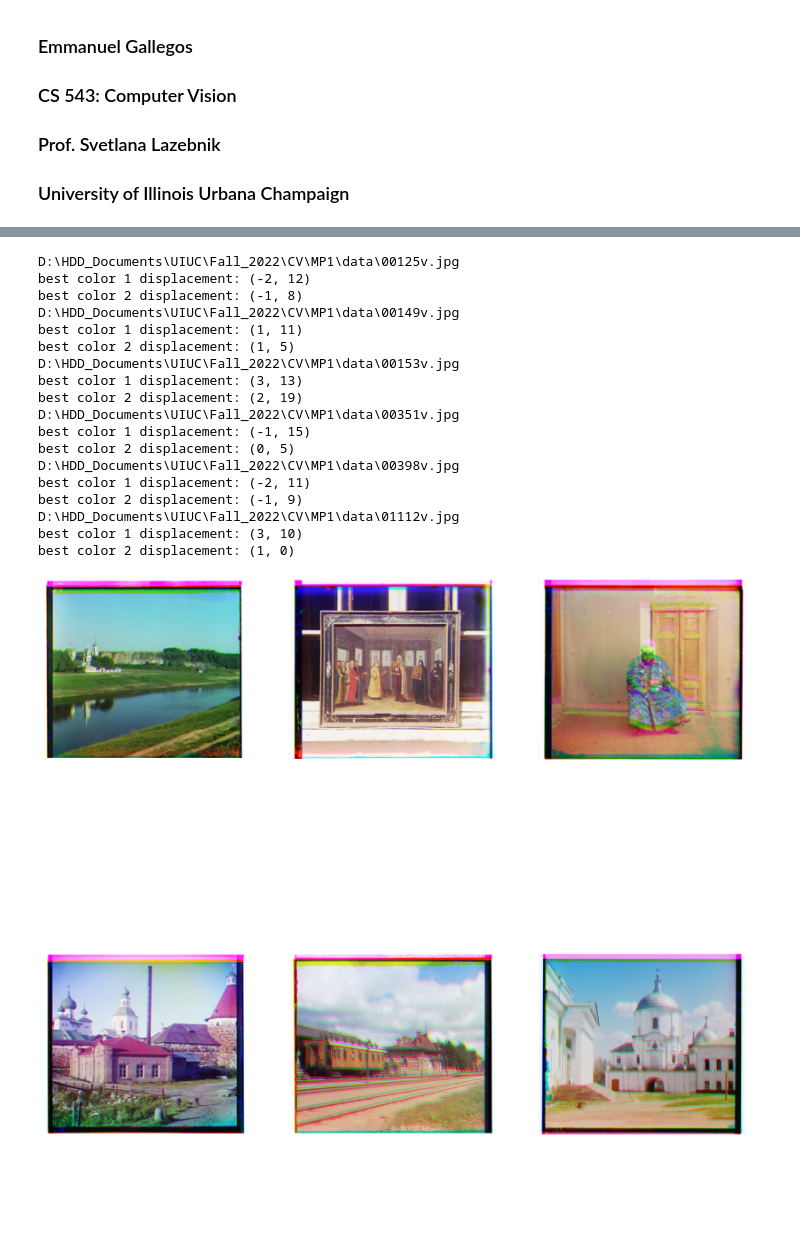
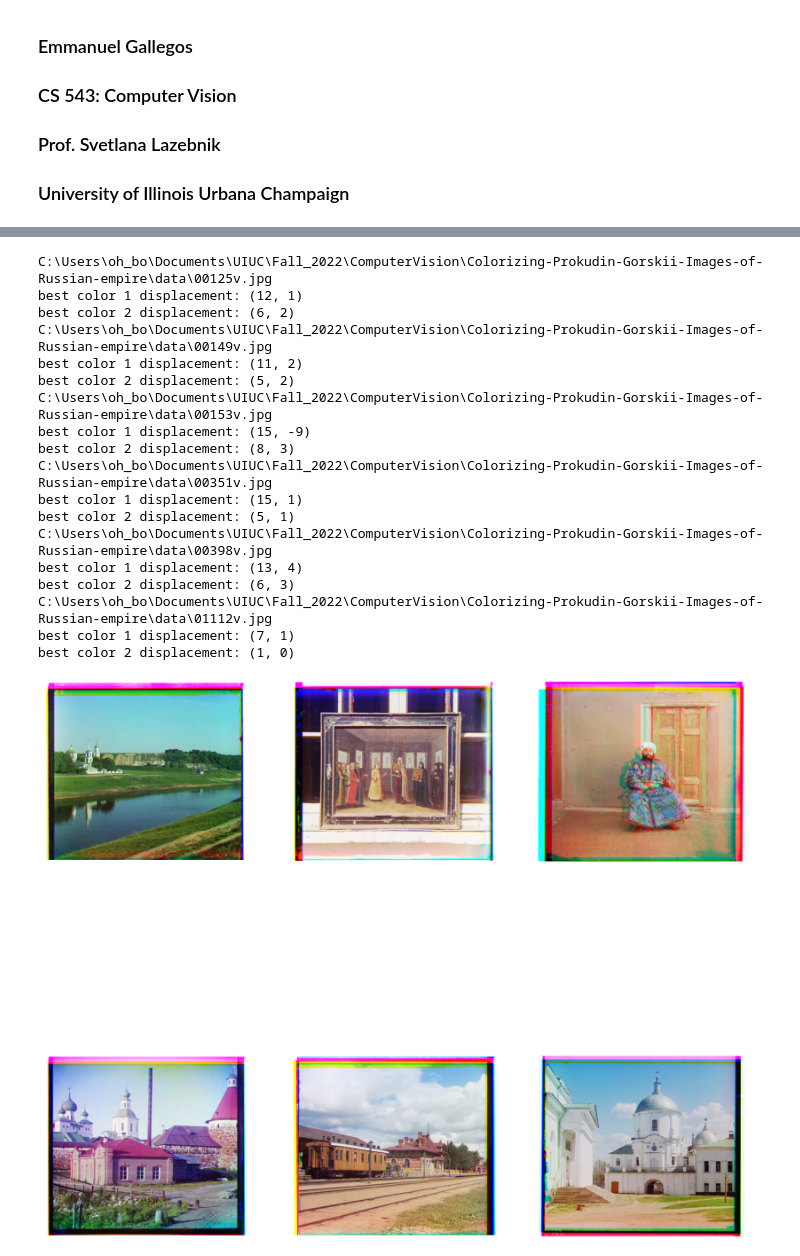
Before and after one commit to One2Remember/Colorizing-Prokudin-Gorskii-Images-of-Russian-empire, a Jupyter notebook: MP1.ipynb, the cells around one changed output, grey strips where cells are left out. Drawn from its saved outputs; the diff is of its cells as text; code cells hidden in the pictures; blank space fills up the shorter version.

Commit message:
part 1 solved, alignment is good

```diff
--- a/MP1.ipynb
+++ b/MP1.ipynb
@@ -26,7 +26,8 @@ COLOR_1 = RED
 COLOR_2 = GREEN
 COLOR_DEF = BLUE
 
-WINDOW_SIZE = 30
+WINDOW_SIZE = 15
+CROP_AMOUNT = 100
 # %%
 # set image paths
 basic_img_dir = os.path.join(os.getcwd(), "data")
@@ -60,7 +61,5 @@ def roll_image(image, direction, n_pixels):
 # %%
-def align_image(bgr_image):
-    # pad the images with 15 rows/cols of 255
-    #padded_channels = bgr_image #np.pad(bgr_channels,((0,0),(15,15),(15,15)), mode='constant', constant_values=255)
+def normalize_image(bgr_image):
     # save shape of channel
     original_shape = bgr_image.shape
     # unroll the channels to 1d arrays
@@ -73,15 +72,15 @@ def align_image(bgr_image):
     norms = np.linalg.norm(mean_0_channels, axis=1).reshape(-1,1)
     # normalize channels
     norm_channels = mean_0_channels / norms
+    # reshape normalized arrays to original shape
+    return norm_channels.reshape(original_shape)
 
+
+def get_alignment_indices(norm_channels):
     # fit alignment of color1 and color2 channels to default color channel through exhaustive search
     best_col_1_val, best_col_2_val = 0, 0
     best_col_1_disp = (0,0)
     best_col_2_disp = (0,0)
-
-    # reshape normalized arrays to original shape
-    norm_channels = norm_channels.reshape(original_shape)
-
     # roll color1 and color2 images up and to the left by 15 pixels
     norm_channels[COLOR_1] = roll_image(norm_channels[COLOR_1], UP, WINDOW_SIZE)
     norm_channels[COLOR_2] = roll_image(norm_channels[COLOR_2], UP, WINDOW_SIZE)
@@ -92,14 +91,16 @@ def align_image(bgr_image):
     for col in range(-WINDOW_SIZE, WINDOW_SIZE+1):
         # iterate over rows
         for row in range(-WINDOW_SIZE, WINDOW_SIZE+1):
+            # crop image (to avoid comparing wonky rolled borders)
+            cropped_channels = norm_channels[:,CROP_AMOUNT:-CROP_AMOUNT,CROP_AMOUNT:-CROP_AMOUNT]
             # unroll
-            norm_channels = norm_channels.reshape(3,-1)
+            unrolled_channels = cropped_channels.reshape(3,-1)
             # check color1's fit to color default
-            color_1_fit = np.dot(norm_channels[COLOR_1], norm_channels[COLOR_DEF])
+            color_1_fit = np.correlate(unrolled_channels[COLOR_1], unrolled_channels[COLOR_DEF]) #np.dot(norm_channels[COLOR_1], norm_channels[COLOR_DEF])
             # check color2's fit to color default
-            color_2_fit = np.dot(norm_channels[COLOR_2], norm_channels[COLOR_DEF])
+            color_2_fit = np.correlate(unrolled_channels[COLOR_2], unrolled_channels[COLOR_DEF]) #np.dot(norm_channels[COLOR_2], norm_channels[COLOR_DEF])
             # reroll
-            norm_channels = norm_channels.reshape(original_shape)
+            #norm_channels = norm_channels.reshape(original_shape)
             # update best displacements if needed
             if(color_1_fit > best_col_1_val):
                 best_col_1_val = color_1_fit
@@ -121,14 +122,17 @@ def align_image(bgr_image):
     print("best color 1 displacement: " + str(best_col_1_disp))
     print("best color 2 displacement: " + str(best_col_2_disp))
 
+    return (best_col_1_disp, best_col_2_disp)
+
+def align_image(bgr_image, best_col_1_disp, best_col_2_disp):
     # roll original color 1 and color 2 images to optimal displacements
-    padded_channels[COLOR_1] = roll_image(padded_channels[COLOR_1], DOWN, best_col_1_disp[0])
-    padded_channels[COLOR_1] = roll_image(padded_channels[COLOR_1], RIGHT, best_col_1_disp[1])
-    padded_channels[COLOR_2] = roll_image(padded_channels[COLOR_2], DOWN, best_col_2_disp[0])
-    padded_channels[COLOR_2] = roll_image(padded_channels[COLOR_2], RIGHT, best_col_2_disp[1])
+    bgr_image[COLOR_1] = roll_image(bgr_image[COLOR_1], DOWN, best_col_1_disp[0])
+    bgr_image[COLOR_1] = roll_image(bgr_image[COLOR_1], RIGHT, best_col_1_disp[1])
+    bgr_image[COLOR_2] = roll_image(bgr_image[COLOR_2], DOWN, best_col_2_disp[0])
+    bgr_image[COLOR_2] = roll_image(bgr_image[COLOR_2], RIGHT, best_col_2_disp[1])
 
     # change stride to (r,c,3)
-    bgr_image = padded_channels.transpose(1,2,0)
+    bgr_image = bgr_image.transpose(1,2,0)
     # flip channels to rgb channels
     rgb_image = np.flip(bgr_image, axis=-1)
 
@@ -136,47 +140,51 @@ def align_image(bgr_image):
 # %%
  # create figure
 fig = plt.figure(figsize=(32, 32))
 rows = 2
 columns = 3
 
 for n in range (0,len(basic_img_paths)):
     print(basic_img_paths[n])
     # open image
     image = Image.open(basic_img_paths[n])
     grayscale_img = image.convert("L")
     # image to numpy array
     np_img = np.array(image)
     # ensure n_rows is multiple of 3
     while np_img.shape[0] % 3 != 0:
         np_img = np.pad(np_img, ((0,1),(0,0)), mode='constant', constant_values=255)
     # get 3 channel images
     bgr_channels = np.array(np.array_split(np_img, 3))
+    # normalize images
+    norm_channels = normalize_image(bgr_channels)
+    # get alignment indices
+    alignment_indices = get_alignment_indices(norm_channels)
     # align image
-    rgb_image = align_image(bgr_channels)
+    rgb_image = align_image(bgr_channels, alignment_indices[0], alignment_indices[1])
     # display image
     fig.add_subplot(rows, columns, n+1)
     plt.axis('off')
     plt.imshow(rgb_image)
     # save image
     im = Image.fromarray(rgb_image)
     im.save(basic_colorized_paths[n])
 # %% [output]
-D:\HDD_Documents\UIUC\Fall_2022\CV\MP1\data\00125v.jpg
-best color 1 displacement: (-2, 12)
-best color 2 displacement: (-1, 8)
-D:\HDD_Documents\UIUC\Fall_2022\CV\MP1\data\00149v.jpg
-best color 1 displacement: (1, 11)
-best color 2 displacement: (1, 5)
-D:\HDD_Documents\UIUC\Fall_2022\CV\MP1\data\00153v.jpg
-best color 1 displacement: (3, 13)
-best color 2 displacement: (2, 19)
-D:\HDD_Documents\UIUC\Fall_2022\CV\MP1\data\00351v.jpg
-best color 1 displacement: (-1, 15)
-best color 2 displacement: (0, 5)
-D:\HDD_Documents\UIUC\Fall_2022\CV\MP1\data\00398v.jpg
-best color 1 displacement: (-2, 11)
-best color 2 displacement: (-1, 9)
-D:\HDD_Documents\UIUC\Fall_2022\CV\MP1\data\01112v.jpg
-best color 1 displacement: (3, 10)
+C:\Users\oh_bo\Documents\UIUC\Fall_2022\ComputerVision\Colorizing-Prokudin-Gorskii-Images-of-Russian-empire\data\00125v.jpg
+best color 1 displacement: (12, 1)
+best color 2 displacement: (6, 2)
+C:\Users\oh_bo\Documents\UIUC\Fall_2022\ComputerVision\Colorizing-Prokudin-Gorskii-Images-of-Russian-empire\data\00149v.jpg
+best color 1 displacement: (11, 2)
+best color 2 displacement: (5, 2)
+C:\Users\oh_bo\Documents\UIUC\Fall_2022\ComputerVision\Colorizing-Prokudin-Gorskii-Images-of-Russian-empire\data\00153v.jpg
+best color 1 displacement: (15, -9)
+best color 2 displacement: (8, 3)
+C:\Users\oh_bo\Documents\UIUC\Fall_2022\ComputerVision\Colorizing-Prokudin-Gorskii-Images-of-Russian-empire\data\00351v.jpg
+best color 1 displacement: (15, 1)
+best color 2 displacement: (5, 1)
+C:\Users\oh_bo\Documents\UIUC\Fall_2022\ComputerVision\Colorizing-Prokudin-Gorskii-Images-of-Russian-empire\data\00398v.jpg
+best color 1 displacement: (13, 4)
+best color 2 displacement: (6, 3)
+C:\Users\oh_bo\Documents\UIUC\Fall_2022\ComputerVision\Colorizing-Prokudin-Gorskii-Images-of-Russian-empire\data\01112v.jpg
+best color 1 displacement: (7, 1)
 best color 2 displacement: (1, 0)
-[figure, old version]
+[figure, new version]
```
Also changed, not shown: parts of 2 cells of this notebook.
